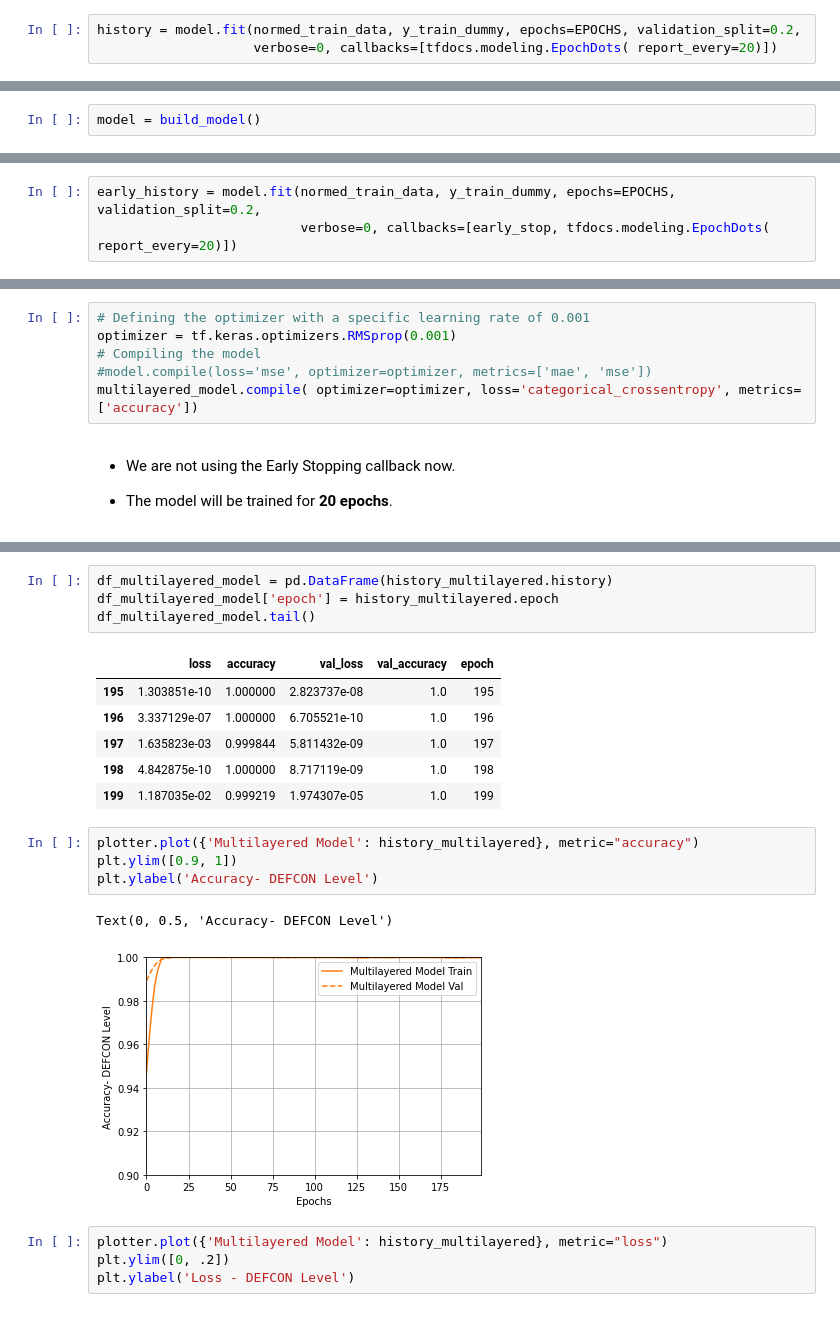
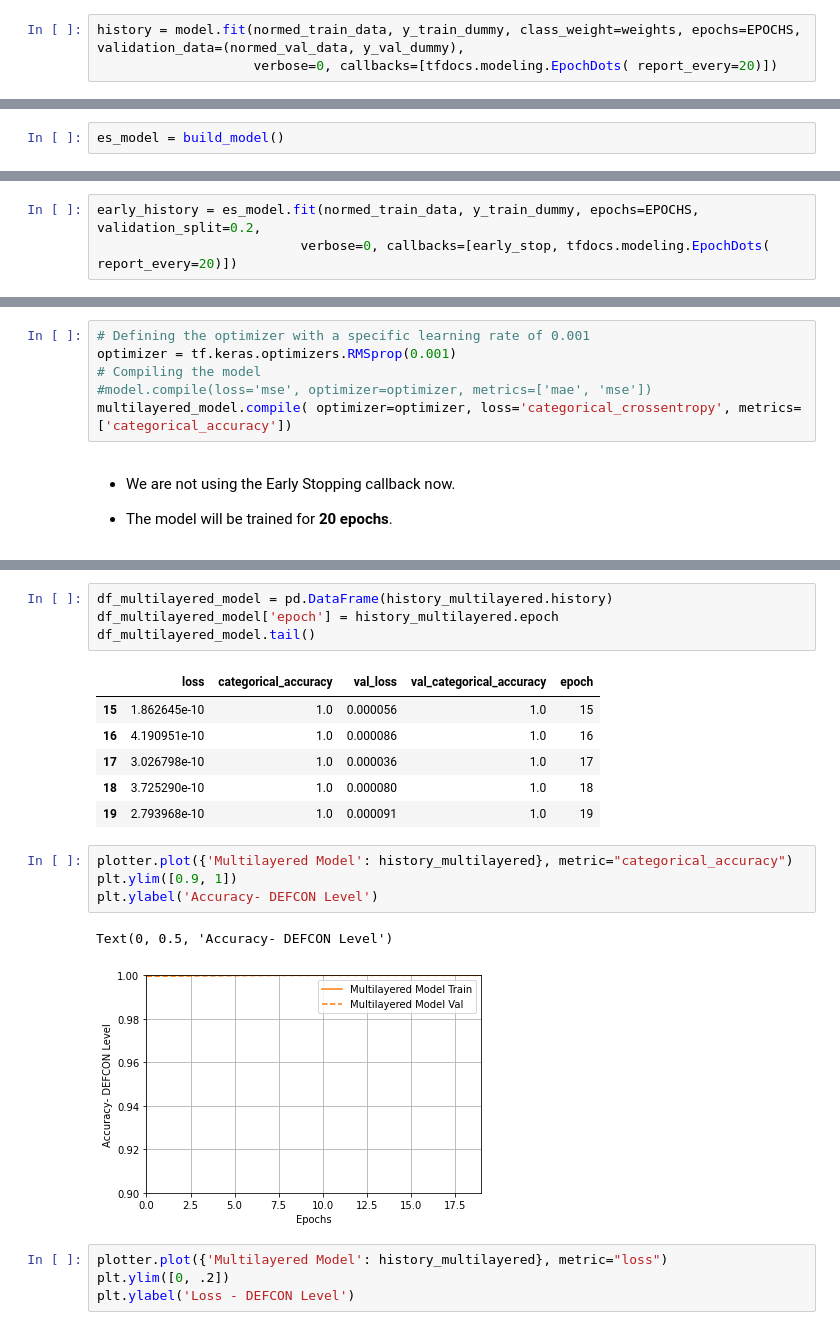
Before and after one commit to Archandra12/Deeplearning-Project, a Jupyter notebook: DEFCON_WIP.ipynb, the cells around one changed output, grey strips where cells are left out. Saved outputs shown, nothing was run; the diff lists cells and outputs as text.

```diff
--- a/DEFCON_WIP.ipynb
+++ b/DEFCON_WIP.ipynb
@@ -495,6 +495,6 @@ array([[0.2, 0.2, 0.2, 0.2, 0.2],
 # %%
 EPOCHS = 200
 # %%
-history = model.fit(normed_train_data, y_train_dummy, epochs=EPOCHS, validation_split=0.2,
+history = model.fit(normed_train_data, y_train_dummy, class_weight=weights, epochs=EPOCHS, validation_data=(normed_val_data, y_val_dummy),
                     verbose=0, callbacks=[tfdocs.modeling.EpochDots( report_every=20)])
 # %% [output]
@@ -564,11 +564,11 @@ plt.show()
 
   - If a set amount of epochs elapses without showing improvement, then automatically stop the training.
 # %%
-model = build_model()
+es_model = build_model()
 # %%
 # The patience parameter is the amount of epochs to check for improvement
 early_stop = keras.callbacks.EarlyStopping(monitor='val_loss', patience=20)
 # %%
-early_history = model.fit(normed_train_data, y_train_dummy, epochs=EPOCHS, validation_split=0.2,
+early_history = es_model.fit(normed_train_data, y_train_dummy, epochs=EPOCHS, validation_split=0.2,
                           verbose=0, callbacks=[early_stop, tfdocs.modeling.EpochDots( report_every=20)])
 # %% [output]
@@ -771,7 +791,7 @@ _________________________________________________________________
 optimizer = tf.keras.optimizers.RMSprop(0.001)
 # Compiling the model
 #model.compile(loss='mse', optimizer=optimizer, metrics=['mae', 'mse'])
-multilayered_model.compile( optimizer=optimizer, loss='categorical_crossentropy', metrics=['accuracy'])
+multilayered_model.compile( optimizer=optimizer, loss='categorical_crossentropy', metrics=['categorical_accuracy'])
 # %% [markdown]
 - We are not using the Early Stopping callback now.
 
@@ -802,19 +813,19 @@ df_multilayered_model = pd.DataFrame(history_multilayered.history)
 df_multilayered_model['epoch'] = history_multilayered.epoch
 df_multilayered_model.tail()
 # %% [output]
-|  | loss | accuracy | val_loss | val_accuracy | epoch |
-| 195 | 1.303851e-10 | 1.000000 | 2.823737e-08 | 1.0 | 195 |
-| 196 | 3.337129e-07 | 1.000000 | 6.705521e-10 | 1.0 | 196 |
-| 197 | 1.635823e-03 | 0.999844 | 5.811432e-09 | 1.0 | 197 |
-| 198 | 4.842875e-10 | 1.000000 | 8.717119e-09 | 1.0 | 198 |
-| 199 | 1.187035e-02 | 0.999219 | 1.974307e-05 | 1.0 | 199 |
+|  | loss | categorical_accuracy | val_loss | val_categorical_accuracy | epoch |
+| 15 | 1.862645e-10 | 1.0 | 0.000056 | 1.0 | 15 |
+| 16 | 4.190951e-10 | 1.0 | 0.000086 | 1.0 | 16 |
+| 17 | 3.026798e-10 | 1.0 | 0.000036 | 1.0 | 17 |
+| 18 | 3.725290e-10 | 1.0 | 0.000080 | 1.0 | 18 |
+| 19 | 2.793968e-10 | 1.0 | 0.000091 | 1.0 | 19 |
 # %%
-plotter.plot({'Multilayered Model': history_multilayered}, metric="accuracy")
+plotter.plot({'Multilayered Model': history_multilayered}, metric="categorical_accuracy")
 plt.ylim([0.9, 1])
 plt.ylabel('Accuracy- DEFCON Level')
 # %% [output]
 Text(0, 0.5, 'Accuracy- DEFCON Level')
-[figure, old version]
+[figure, new version]
 # %%
 plotter.plot({'Multilayered Model': history_multilayered}, metric="loss")
 plt.ylim([0, .2])
```
Also changed, not shown: parts of 25 cells of this notebook.
